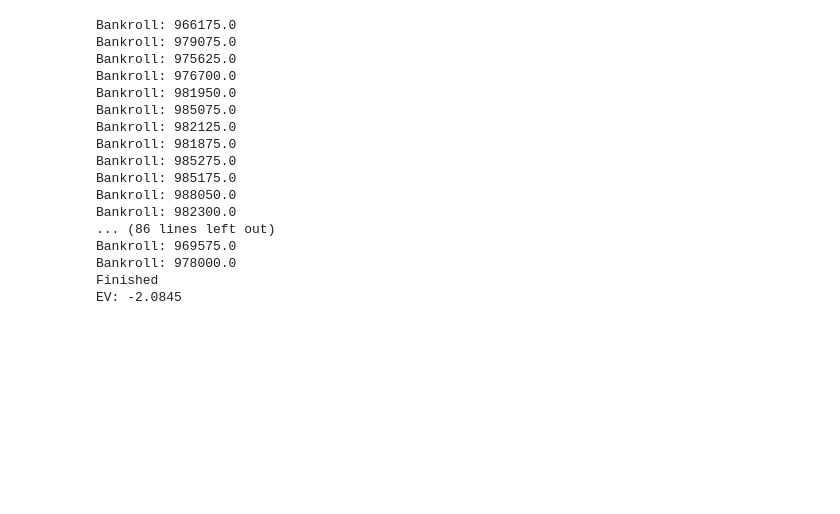
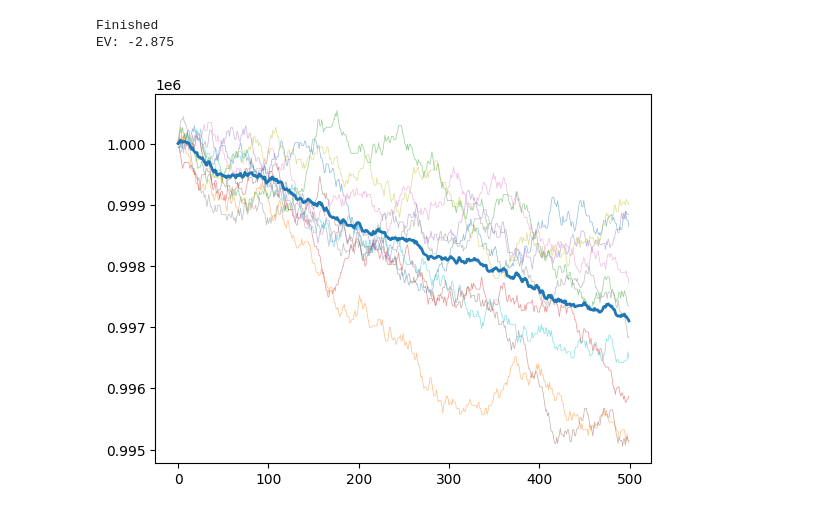
Before and after one commit to HyT08/blackjack-strategy-simulator, a Jupyter notebook: src/monte_carlo_sim.ipynb, the cells around one changed output. Cells and saved outputs as stored; diff of their text form; code cells hidden in the pictures; blank space fills up the shorter version.

Commit message:
finished monte carlo notebokk and added various performance measures in blackjack.py

```diff
--- a/src/monte_carlo_sim.ipynb
+++ b/src/monte_carlo_sim.ipynb
@@ -5,28 +6,41 @@ from tqdm import tqdm
 # %%
-#choose the specifications for the simulation and the strategy to simulate with:
-sim = blackjack.Simulation(performance_mode=True, finite_deck=False, bankroll=1000000)
-for _ in range(100):
-    for _ in range(10000):
-        sim.run(strategies.test)
-    print(f'Bankroll: {sim.bankroll}')
-    sim._reset_bankroll()
-print('Finished')
-print(f'EV: {sim.get_player_ev()}')
+def create_sim():
+    return blackjack.Simulation(performance_mode=True, finite_deck=False,
+                           num_of_decks=6, penetration=0.7 ,
+                           bets_active=True, bankroll=1000000,
+                           dealer_hit_17=True, blackjack_payout=1.5)
+
+def monte_carlo(strategy, mc_runs:int=100, bj_rounds:int=10000, plot:bool=True, plot_points:int=500):
+    step = max(1, bj_rounds // plot_points)
+    histories = []
+    evs = []
+
+    for i in range(mc_runs):
+        sim = create_sim()
+        history = []
+
+        for j in range(bj_rounds):
+            sim.run(strategy)
+            if plot and j % step == 0:
+                history.append(sim.get_bankroll())
+
+        evs.append(sim.get_player_ev())
+        if plot:
+            histories.append(history)
+
+    print('Finished')
+    print(f'EV: {sum(evs)/len(evs)}')
+
+    for h in histories:
+        plt.plot(h, alpha=0.5, linewidth=0.5)
+
+    plt.plot(np.mean(histories, axis=0), linewidth=2)
-# %% [output]
-Bankroll: 966175.0
-Bankroll: 979075.0
-Bankroll: 975625.0
-Bankroll: 976700.0
-Bankroll: 981950.0
-Bankroll: 985075.0
-Bankroll: 982125.0
-Bankroll: 981875.0
-Bankroll: 985275.0
-Bankroll: 985175.0
-Bankroll: 988050.0
-Bankroll: 982300.0
-... (86 lines left out)
-Bankroll: 969575.0
-Bankroll: 978000.0
-Finished
-EV: -2.0845
+# %%
+#choose the specifications for the simulation and the strategy to simulate with:
+strategy = strategies.test
+
+monte_carlo(strategy, mc_runs=10, bj_rounds=1000, plot_points=500)
+# %% [output]
+Finished
+EV: -2.875
+[figure, added]
```
Also changed, not shown: parts of 1 cell of this notebook, 1 other file.
